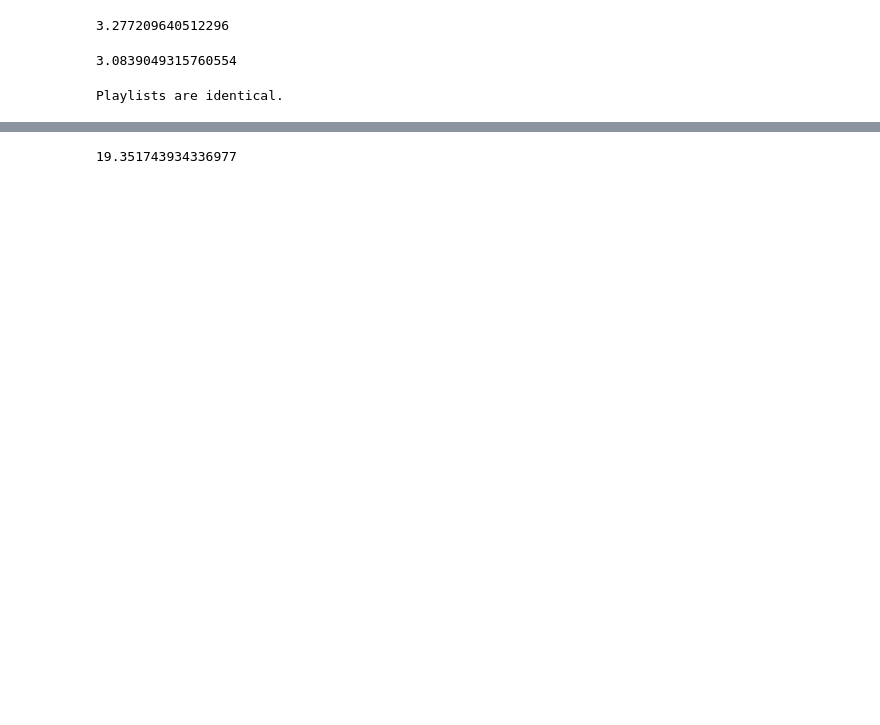
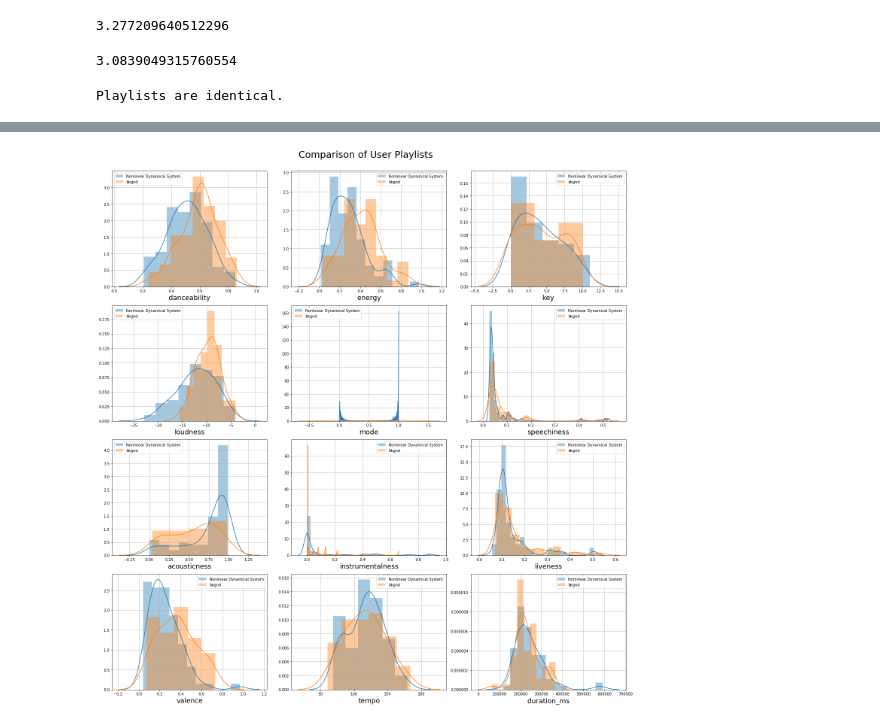
Before and after one commit to willfurtado/Visualizing-Spotify-Data, a Jupyter notebook: Playlist Analysis.ipynb, the cells around one changed output, grey strips where cells are left out. Saved outputs shown, nothing was run; the diff lists cells and outputs as text; code cells hidden in the pictures; blank space fills up the shorter version.

```diff
--- a/Playlist Analysis.ipynb
+++ b/Playlist Analysis.ipynb
@@ -265,4 +265,4 @@ alternative_matching_score(quantum_df, seaweed_df)
-# %%
-alternative_matching_score(seaweed_df, quantum_df)
-# %% [output]
-19.351743934336977
+# %%
+compare(nonlinear_df, bkgnd_df)
+# %% [output]
+[figure, added]
```
Also changed, not shown: parts of 15 cells of this notebook, 6 other files.
